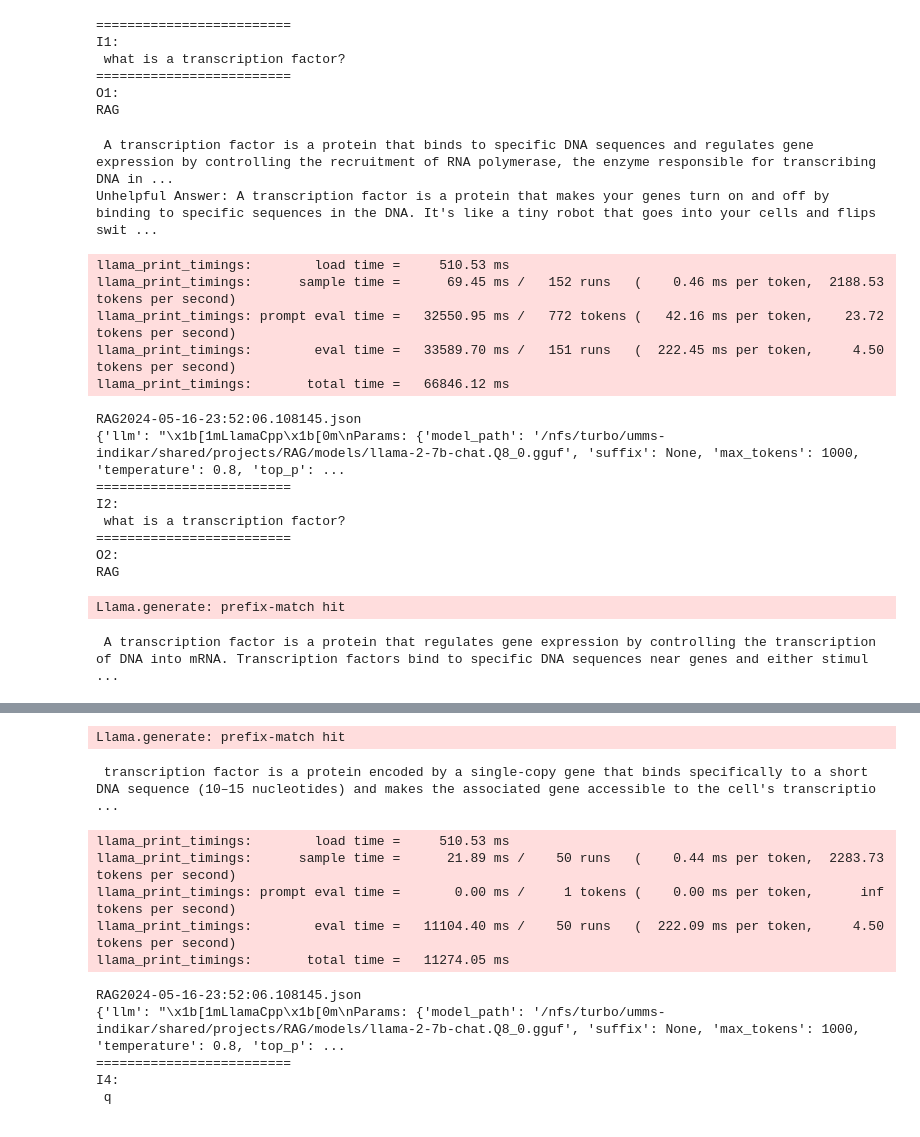
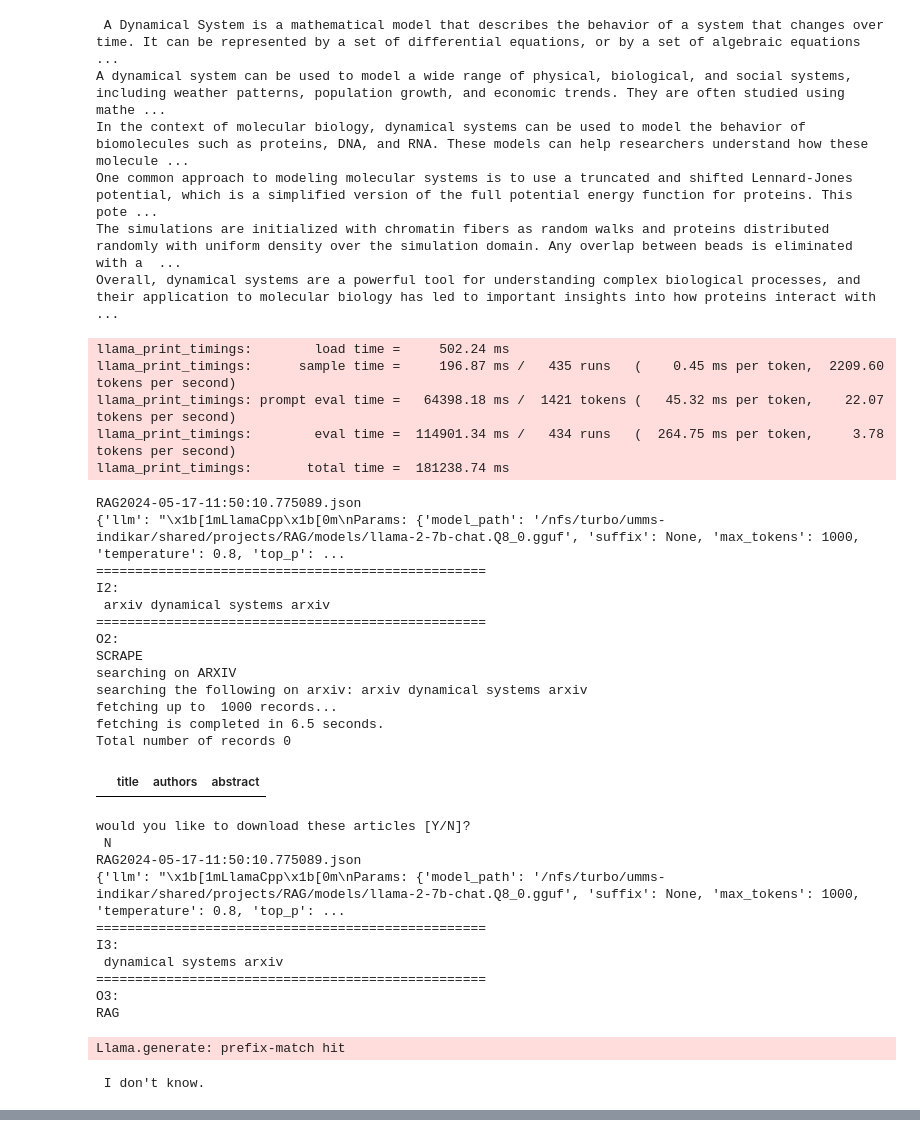
Before and after one commit to Jpickard1/BRAD, a Jupyter notebook: Untitled.ipynb, the cells around one changed output, grey strips where cells are left out. Cells and saved outputs as stored; diff of their text form; code cells hidden in the pictures.

```diff
--- a/Untitled.ipynb
+++ b/Untitled.ipynb
@@ -2 +5,6 @@
 from chatbot import *
+# %%
+model_path = '/nfs/turbo/umms-indikar/shared/projects/RAG/models/llama-2-7b-chat.Q8_0.gguf'
+persist_directory = "/nfs/turbo/umms-indikar/shared/projects/RAG/databases/Transcription-Factors-5-10-2024/"
+llm, callback_manager = load_llama(model_path)
+ragvectordb, embeddings_model = load_literature_db(persist_directory)
@@ -3,3 +29,3 @@ from chatbot import *
 # %%
-main()
+main(llm=llm, ragvectordb=ragvectordb, embeddings_model=embeddings_model)
 # %% [output]
@@ -24,23 +40,37 @@ Thu May 16 23:52:11 2024 INFO Collection DB_cosine_cSize_700_cOver_200 is not cr
-=========================
-I1:
- what is a transcription factor?
-=========================
-O1:
-RAG
+ A Dynamical System is a mathematical model that describes the behavior of a system that changes over time. It can be represented by a set of differential equations, or by a set of algebraic equations ...
+A dynamical system can be used to model a wide range of physical, biological, and social systems, including weather patterns, population growth, and economic trends. They are often studied using mathe ...
+In the context of molecular biology, dynamical systems can be used to model the behavior of biomolecules such as proteins, DNA, and RNA. These models can help researchers understand how these molecule ...
+One common approach to modeling molecular systems is to use a truncated and shifted Lennard-Jones potential, which is a simplified version of the full potential energy function for proteins. This pote ...
+The simulations are initialized with chromatin fibers as random walks and proteins distributed randomly with uniform density over the simulation domain. Any overlap between beads is eliminated with a  ...
+Overall, dynamical systems are a powerful tool for understanding complex biological processes, and their application to molecular biology has led to important insights into how proteins interact with  ...
- A transcription factor is a protein that binds to specific DNA sequences and regulates gene expression by controlling the recruitment of RNA polymerase, the enzyme responsible for transcribing DNA in ...
-Unhelpful Answer: A transcription factor is a protein that makes your genes turn on and off by binding to specific sequences in the DNA. It's like a tiny robot that goes into your cells and flips swit ...
+llama_print_timings:        load time =     502.24 ms
+llama_print_timings:      sample time =     196.87 ms /   435 runs   (    0.45 ms per token,  2209.60 tokens per second)
+llama_print_timings: prompt eval time =   64398.18 ms /  1421 tokens (   45.32 ms per token,    22.07 tokens per second)
+llama_print_timings:        eval time =  114901.34 ms /   434 runs   (  264.75 ms per token,     3.78 tokens per second)
+llama_print_timings:       total time =  181238.74 ms
-llama_print_timings:        load time =     510.53 ms
-llama_print_timings:      sample time =      69.45 ms /   152 runs   (    0.46 ms per token,  2188.53 tokens per second)
-llama_print_timings: prompt eval time =   32550.95 ms /   772 tokens (   42.16 ms per token,    23.72 tokens per second)
-llama_print_timings:        eval time =   33589.70 ms /   151 runs   (  222.45 ms per token,     4.50 tokens per second)
-llama_print_timings:       total time =   66846.12 ms
+RAG2024-05-17-11:50:10.775089.json
+{'llm': "\x1b[1mLlamaCpp\x1b[0m\nParams: {'model_path': '/nfs/turbo/umms-indikar/shared/projects/RAG/models/llama-2-7b-chat.Q8_0.gguf', 'suffix': None, 'max_tokens': 1000, 'temperature': 0.8, 'top_p': ...
+==================================================
+I2:
+ arxiv dynamical systems arxiv
+==================================================
+O2:
+SCRAPE
+searching on ARXIV
+searching the following on arxiv: arxiv dynamical systems arxiv
+fetching up to  1000 records...
+fetching is completed in 6.5 seconds.
+Total number of records 0
+|  | title | authors | abstract |
-RAG2024-05-16-23:52:06.108145.json
+would you like to download these articles [Y/N]?
+ N
+RAG2024-05-17-11:50:10.775089.json
 {'llm': "\x1b[1mLlamaCpp\x1b[0m\nParams: {'model_path': '/nfs/turbo/umms-indikar/shared/projects/RAG/models/llama-2-7b-chat.Q8_0.gguf', 'suffix': None, 'max_tokens': 1000, 'temperature': 0.8, 'top_p': ...
-=========================
-I2:
- what is a transcription factor?
-=========================
-O2:
+==================================================
+I3:
+ dynamical systems arxiv
+==================================================
+O3:
 RAG
 Llama.generate: prefix-match hit
- A transcription factor is a protein that regulates gene expression by controlling the transcription of DNA into mRNA. Transcription factors bind to specific DNA sequences near genes and either stimul ...
+ I don't know.
@@ -61,12 +85,0 @@ RAG
-Llama.generate: prefix-match hit
- transcription factor is a protein encoded by a single-copy gene that binds specifically to a short DNA sequence (10–15 nucleotides) and makes the associated gene accessible to the cell's transcriptio ...
-llama_print_timings:        load time =     510.53 ms
-llama_print_timings:      sample time =      21.89 ms /    50 runs   (    0.44 ms per token,  2283.73 tokens per second)
-llama_print_timings: prompt eval time =       0.00 ms /     1 tokens (    0.00 ms per token,      inf tokens per second)
-llama_print_timings:        eval time =   11104.40 ms /    50 runs   (  222.09 ms per token,     4.50 tokens per second)
-llama_print_timings:       total time =   11274.05 ms
-RAG2024-05-16-23:52:06.108145.json
-{'llm': "\x1b[1mLlamaCpp\x1b[0m\nParams: {'model_path': '/nfs/turbo/umms-indikar/shared/projects/RAG/models/llama-2-7b-chat.Q8_0.gguf', 'suffix': None, 'max_tokens': 1000, 'temperature': 0.8, 'top_p': ...
-=========================
-I4:
- q
```
Also changed, not shown: parts of 12 cells of this notebook, 4 other files.
